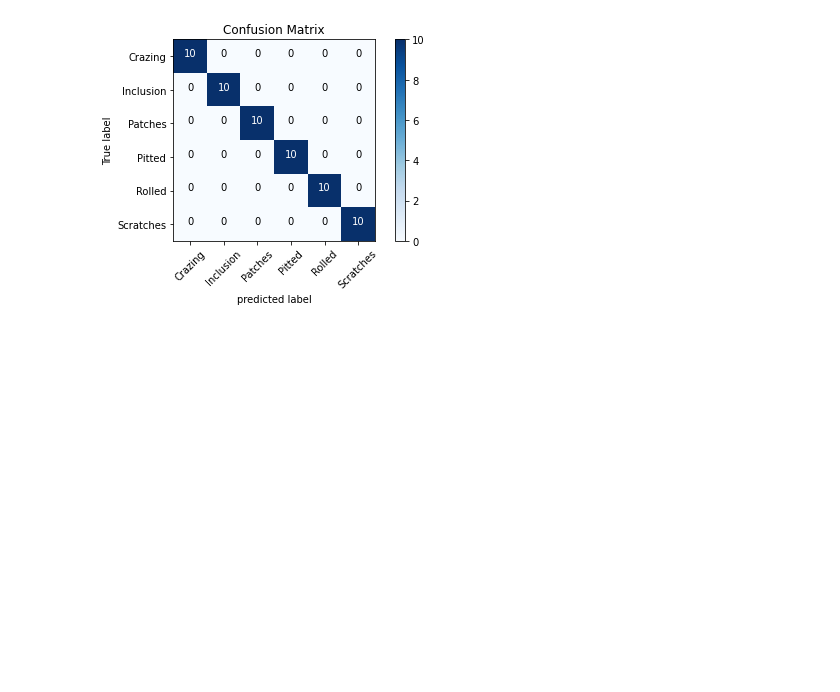
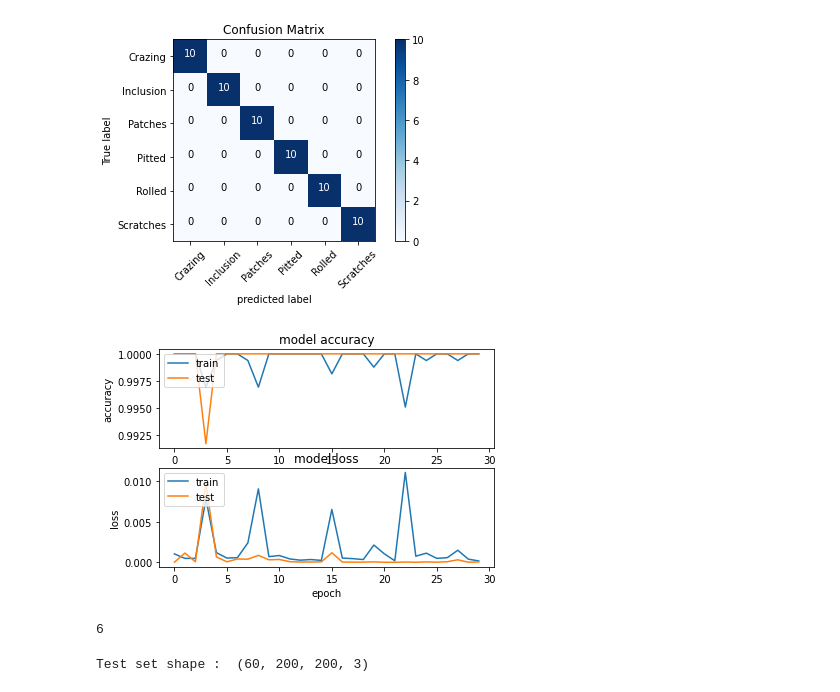
Before and after one commit to Mandloi1/projectwork, a Jupyter notebook: Mobilenet_best_pred.ipynb, the cells around one changed output. Drawn from its saved outputs; the diff is of its cells as text; code cells hidden in the pictures; blank space fills up the shorter version.

```diff
--- a/Mobilenet_best_pred.ipynb
+++ b/Mobilenet_best_pred.ipynb
@@ -101,6 +101,6 @@ print('Compiled!')
 # %% [output]
 Compiled!
 # %%
-model.fit(x=train_batches, validation_data=valid_batches, epochs=30, verbose=2)
+history = model.fit(x=train_batches, validation_data=valid_batches, epochs=30, verbose=2)
 # %% [output]
 Epoch 1/30
@@ -173,3 +170,27 @@ Confusion matrix, without normalization
  [ 0  0  0  0 10  0]
  [ 0  0  0  0  0 10]]
 [figure]
+# %%
+import matplotlib.pyplot as plt
+plt.figure(1)
+# summarize history for accuracy
+plt.subplot(211)
+plt.plot(history.history['accuracy'])
+plt.plot(history.history['val_accuracy'])
+plt.title('model accuracy')
+plt.ylabel('accuracy')
+plt.xlabel('epoch')
+plt.legend(['train', 'test'], loc='upper left')
+
+ # summarize history for loss
+
+plt.subplot(212)
+plt.plot(history.history['loss'])
+plt.plot(history.history['val_loss'])
+plt.title('model loss')
+plt.ylabel('loss')
+plt.xlabel('epoch')
+plt.legend(['train', 'test'], loc='upper left')
+plt.show()
+# %% [output]
+[figure, added]
@@ -175,0 +212,5 @@ Confusion matrix, without normalization
+# %%
+no_of_classes = len(np.unique(y_test))
+no_of_classes
+# %% [output]
+6
@@ -175,0 +220,15 @@ Confusion matrix, without normalization
+# %%
+# We just have the file names in the x set. Let's load the images and convert them into array.
+from keras.preprocessing.image import array_to_img, img_to_array, load_img
+
+def convert_image_to_array(files):
+    images_as_array=[]
+    for file in files:
+        # Convert to Numpy Array
+        images_as_array.append(img_to_array(load_img(file)))
+    return images_as_array
+
+x_test = np.array(convert_image_to_array(x_test))
+print('Test set shape : ',x_test.shape)
+# %% [output]
+Test set shape :  (60, 200, 200, 3)
```
Also changed, not shown: parts of 6 cells of this notebook.
